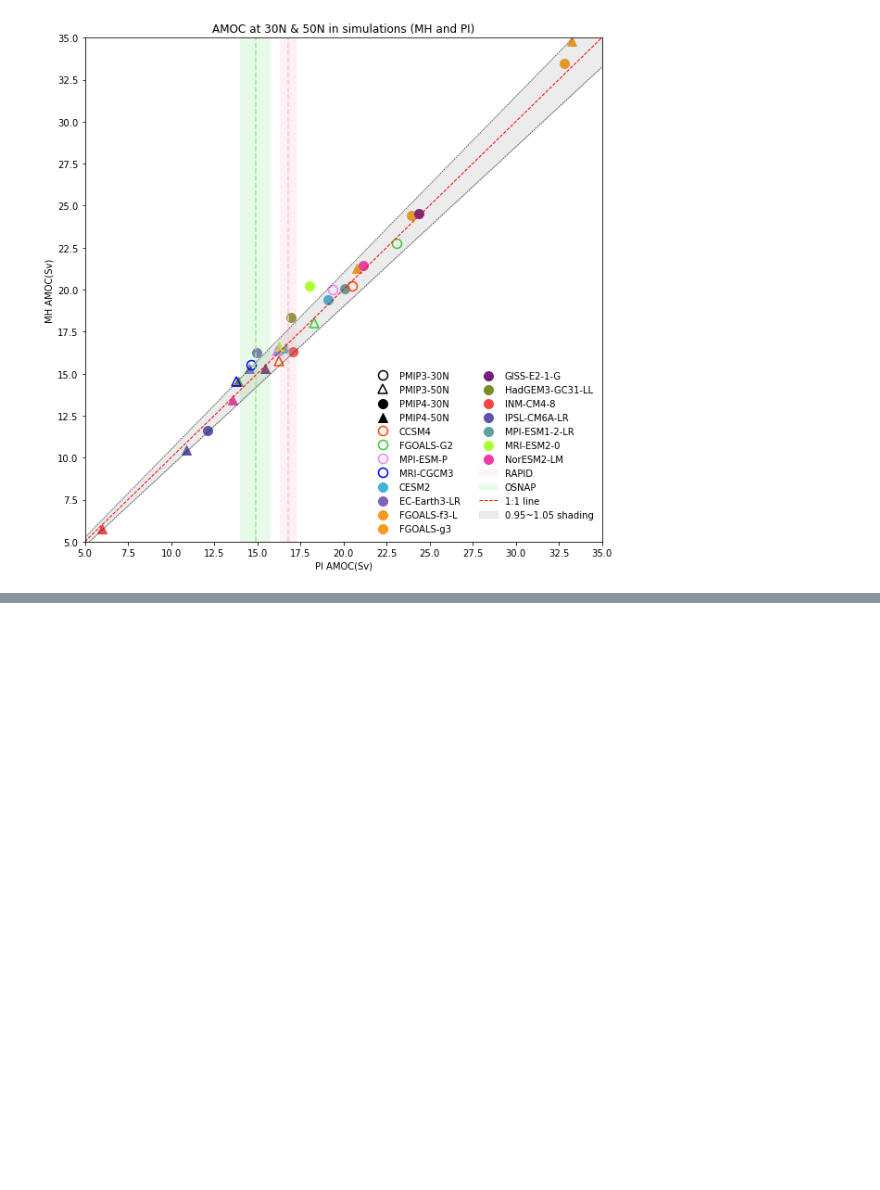
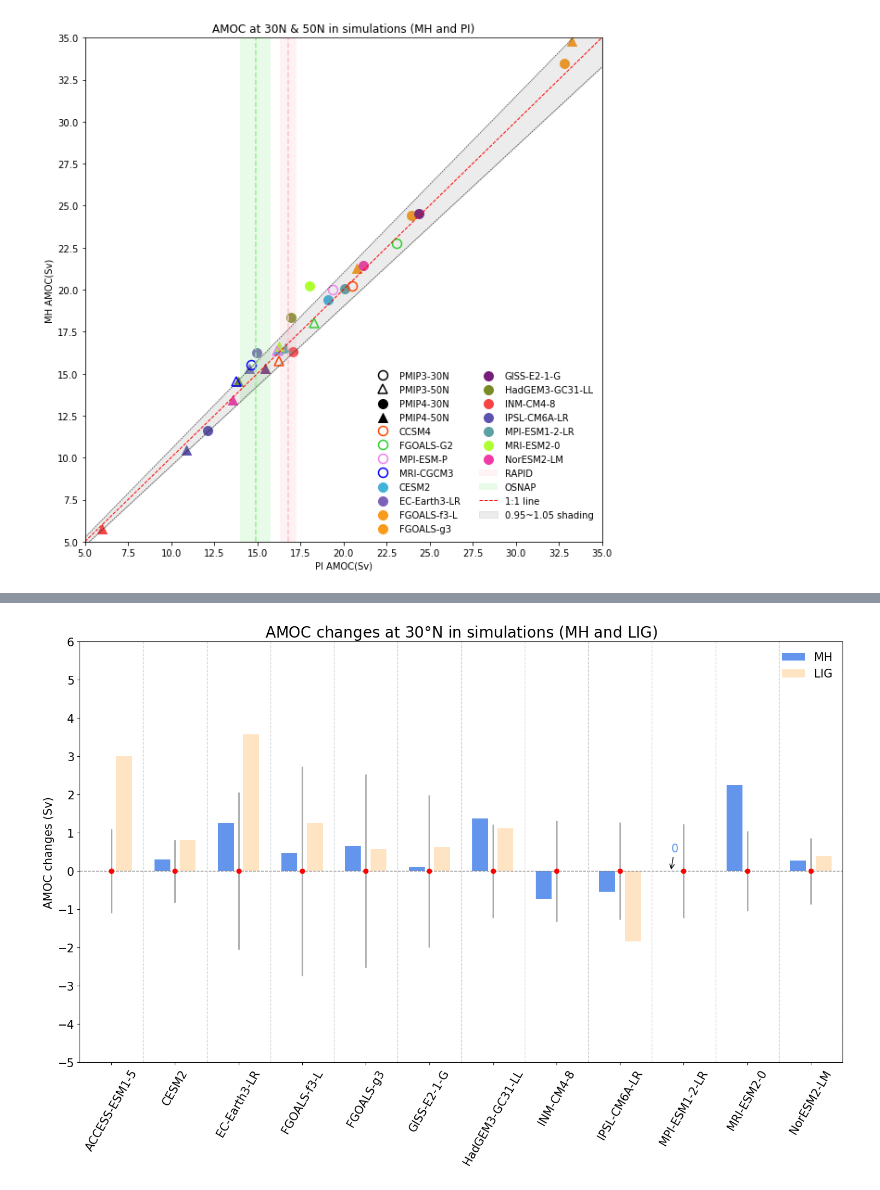
Before and after one commit to pmip4/AMOC-during-the-interglacials-in-PMIP4-simulations-, a Jupyter notebook: notebooks/Fig_1_(MH-PI)_amoc_scatter.ipynb, the cells around one changed output, grey strips where cells are left out. Drawn from its saved outputs; the diff is of its cells as text; code cells hidden in the pictures; blank space fills up the shorter version.

```diff
--- a/notebooks/Fig_1_(MH-PI)_amoc_scatter.ipynb
+++ b/notebooks/Fig_1_(MH-PI)_amoc_scatter.ipynb
@@ -531,0 +748,3 @@ ax.set(title='AMOC at 30N & 50N in simulations (MH and PI)')
+# %%
+ds_19= pd.read_excel('../../../Desktop/sic.xlsx','Sheet5')
+print(ds_19)
@@ -531,0 +803,3 @@ ax.set(title='AMOC at 30N & 50N in simulations (MH and PI)')
+# %%
+lig_sv_change=ds_19.loc[0:11,'(LIG-PI) change Sv']
+print(lig_sv_change)
@@ -531,0 +825,56 @@ ax.set(title='AMOC at 30N & 50N in simulations (MH and PI)')
+# %%
+all_model_name=['ACCESS-ESM1-5','CESM2','EC-Earth3-LR','FGOALS-f3-L','FGOALS-g3',
+                  'GISS-E2-1-G','HadGEM3-GC31-LL',
+                  'INM-CM4-8','IPSL-CM6A-LR','MPI-ESM1-2-LR','MRI-ESM2-0',
+                  'NorESM2-LM']
+# %%
+#Generate plotting positions
+p1=[0.3,1.3,2.3,3.3,4.3,5.3,6.3,7.3,8.3,9.3,10.3,11.3]
+p2=[0.5,1.5,2.5,3.5,4.5,5.5,6.5,7.5,8.5,9.5,10.5,11.5]
+p3=[0.7,1.7,2.7,3.7,4.7,5.7,6.7,7.7,8.7,9.7,10.7,11.7]
+#Generate ref. lines
+xlines=[1,2,3,4,5,6,7,8,9,10,11,12]
+ylines=[14.9,16.8]
+
+
+fig=plt.figure(figsize=(18,10))
+ax=fig.add_subplot(111)
+#plt.figure(figsize=(18,10))
+plt.ylim((-5,6))
+plt.xlim((0,12))
+plt.xticks(size = 15)
+plt.yticks(size = 15)
+
+ax.bar(0,0,color='cornflowerblue',label='MH')
+ax.bar(0,0,color='bisque',label='LIG')
+
+plt.errorbar(p2[0],0, yerr=1.1, fmt='o', color='r', ecolor='darkgray', elinewidth=2, capsize=0)
+
+for m in range (0,12):
+    plt.bar(p1[m],mh_sv_change[m],width=0.25,color='cornflowerblue')
+    plt.bar(p3[m],lig_sv_change[m],width=0.25,color='bisque')
+
+    pi_yerr = pi_std[:]
+    plt.errorbar(p2[m], 0, yerr=pi_yerr[m], fmt='o', color='r', ecolor='darkgray', elinewidth=2, capsize=0)
+
+
+plt.annotate('0',xy=(p1[9],0),xytext=(p1[9],0.5),color='cornflowerblue',
+                                        arrowprops=dict(arrowstyle='->',connectionstyle='arc3'),fontsize=15)
+
+
+plt.xticks(p2,all_model_name,fontsize=15,rotation=60)
+plt.axhline(0,color='grey',linestyle="--",linewidth=1)
+
+
+leg=plt.legend(edgecolor='None',facecolor='None',fontsize=15,loc='upper right')
+for line, text in zip(leg.get_lines(), leg.get_texts()):
+    text.set_color(line.get_color())
+for xi in xlines:
+    plt.axvline(xi,color='lightgrey',linestyle="--",linewidth=1)
+
+plt.title('AMOC changes at $30\degree$N in simulations (MH and LIG)',fontsize=20)
+plt.ylabel('AMOC changes (Sv)',fontsize=15)
+ax.yaxis.set_major_locator(MultipleLocator(1))
+#ax.yaxis.set_minor_locator(MultipleLocator(2.5))
+# %% [output]
+[figure, added]
```
Also changed, not shown: parts of 16 cells of this notebook.
